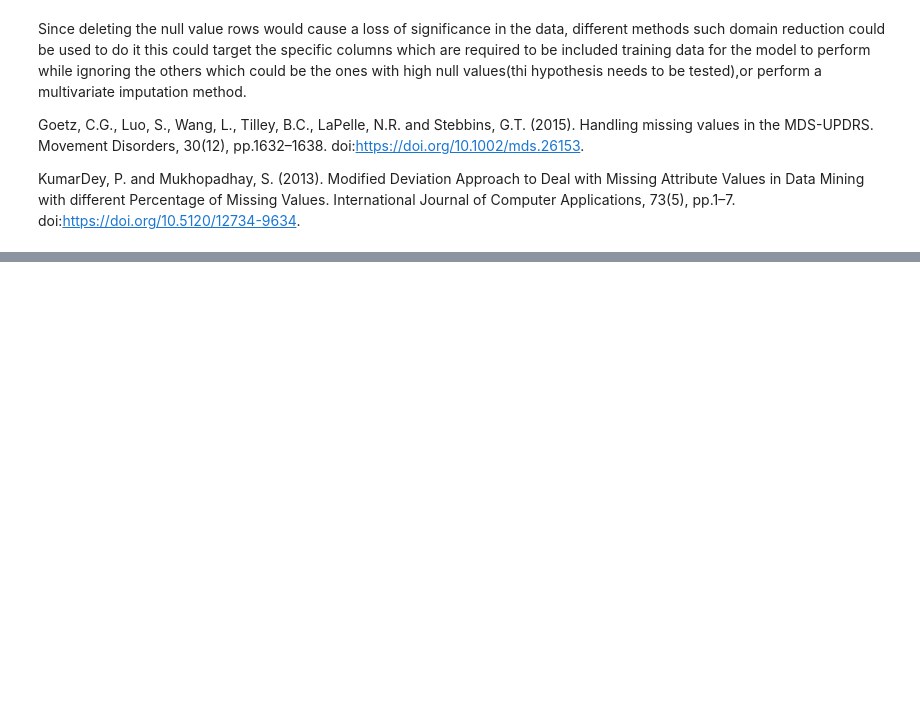
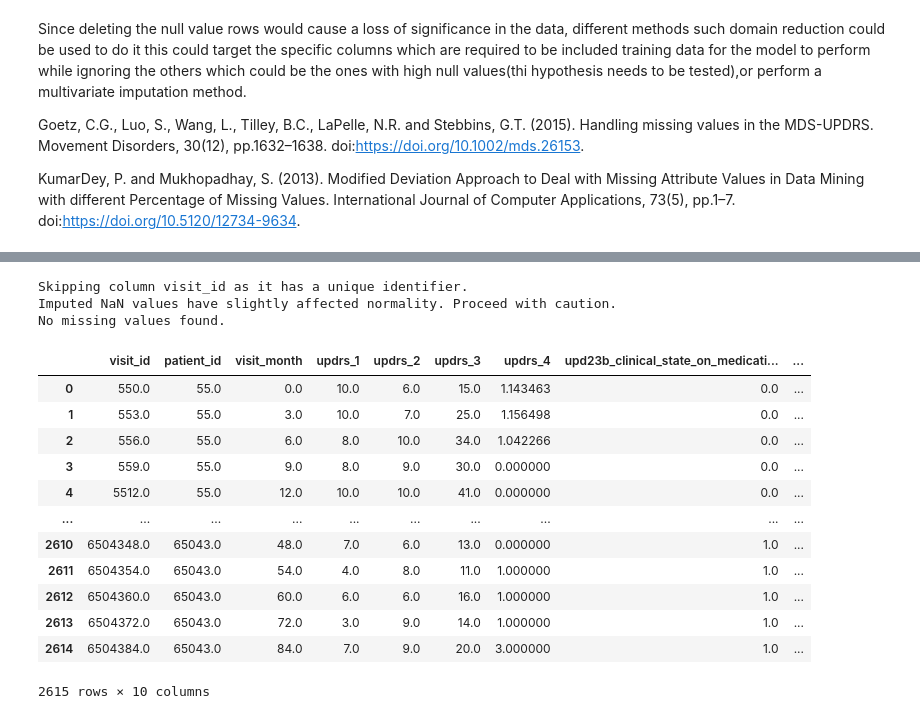
Before and after one commit to SiddhanthMateDEV/AMP--Parkinson-s-Disease-Progression-Prediction, a Jupyter notebook: amp-parkinsons-disease-progression-prediction/Main.ipynb, the cells around one changed output, grey strips where cells are left out. Drawn from its saved outputs; the diff is of its cells as text; code cells hidden in the pictures; blank space fills up the shorter version.

```diff
--- a/amp-parkinsons-disease-progression-prediction/Main.ipynb
+++ b/amp-parkinsons-disease-progression-prediction/Main.ipynb
@@ -469,0 +530,24 @@ class data_preprocessing():
+# %%
+tcd=data_preprocessing(train_clinical_data)
+# %%
+tcd_df=tcd.handle_missing_values()
+# %% [output]
+Skipping column visit_id as it has a unique identifier.
+Imputed NaN values have slightly affected normality. Proceed with caution.
+No missing values found.
+# %%
+tcd_df
+# %% [output]
+|  | visit_id | patient_id | visit_month | updrs_1 | updrs_2 | updrs_3 | updrs_4 | upd23b_clinical_state_on_medicati... | ... |
+| 0 | 550.0 | 55.0 | 0.0 | 10.0 | 6.0 | 15.0 | 1.143463 | 0.0 | ... |
+| 1 | 553.0 | 55.0 | 3.0 | 10.0 | 7.0 | 25.0 | 1.156498 | 0.0 | ... |
+| 2 | 556.0 | 55.0 | 6.0 | 8.0 | 10.0 | 34.0 | 1.042266 | 0.0 | ... |
+| 3 | 559.0 | 55.0 | 9.0 | 8.0 | 9.0 | 30.0 | 0.000000 | 0.0 | ... |
+| 4 | 5512.0 | 55.0 | 12.0 | 10.0 | 10.0 | 41.0 | 0.000000 | 0.0 | ... |
+| ... | ... | ... | ... | ... | ... | ... | ... | ... | ... |
+| 2610 | 6504348.0 | 65043.0 | 48.0 | 7.0 | 6.0 | 13.0 | 0.000000 | 1.0 | ... |
+| 2611 | 6504354.0 | 65043.0 | 54.0 | 4.0 | 8.0 | 11.0 | 1.000000 | 1.0 | ... |
+| 2612 | 6504360.0 | 65043.0 | 60.0 | 6.0 | 6.0 | 16.0 | 1.000000 | 1.0 | ... |
+| 2613 | 6504372.0 | 65043.0 | 72.0 | 3.0 | 9.0 | 14.0 | 1.000000 | 1.0 | ... |
+| 2614 | 6504384.0 | 65043.0 | 84.0 | 7.0 | 9.0 | 20.0 | 3.000000 | 1.0 | ... |
+2615 rows × 10 columns
```
Also changed, not shown: parts of 11 cells of this notebook, 2 other files.
